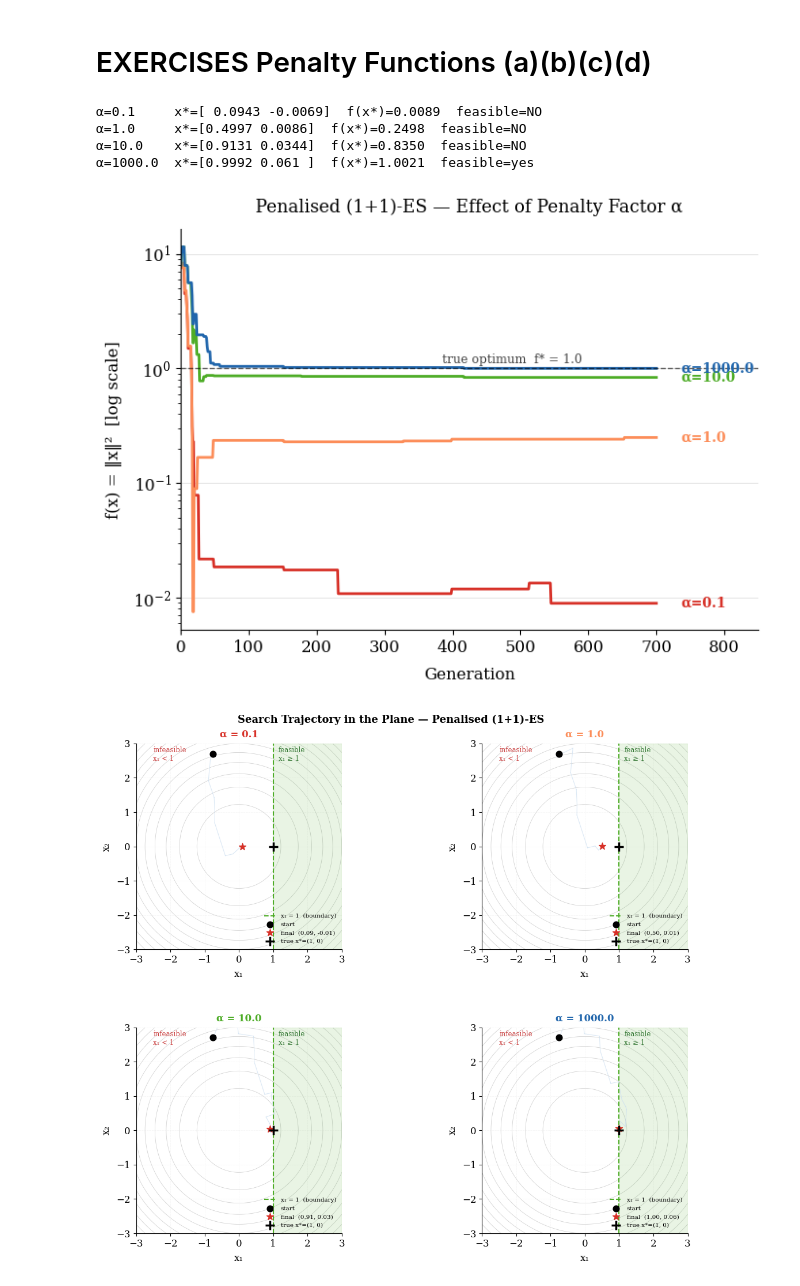
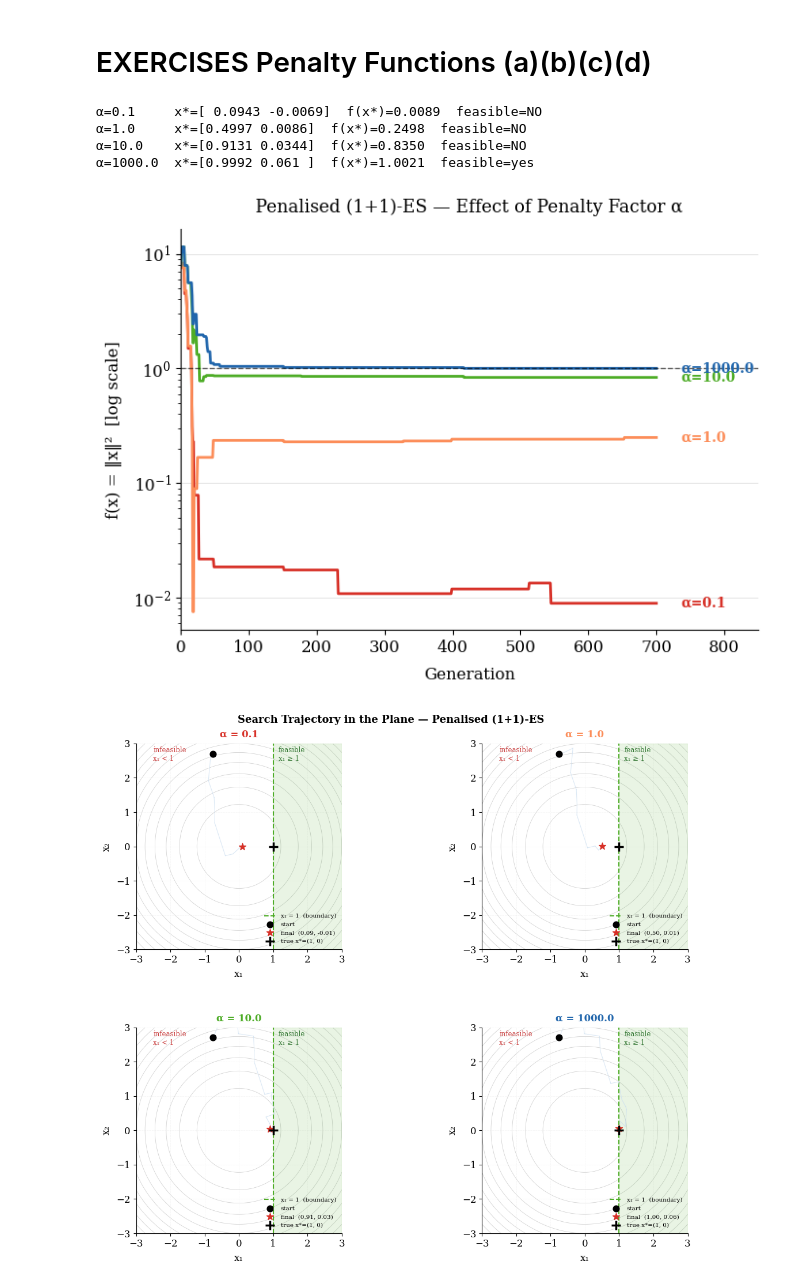
Before and after one commit to jar-jar-binks-comits/Computational-Intelligence-1-, a Jupyter notebook: 6_Evolution Path.ipynb, the cells around one changed output. Cells and saved outputs as stored; diff of their text form; code cells hidden in the pictures.

```diff
--- a/6_Evolution Path.ipynb
+++ b/6_Evolution Path.ipynb
@@ -443,7 +443,6 @@ for alpha in ALPHAS:
     ax.semilogy(gens, true_fh, color=alpha_colors[alpha],
                 linestyle='-', linewidth=2.0)
 ax.axhline(1.0, color="black", linewidth=1.0, linestyle="--", alpha=0.6)
-ax.text(GENS * 0.55, 1.12, "true optimum  f* = 1.0", fontsize=9, color="#444444")
 for alpha in ALPHAS:
     _, _, traj = results[alpha]
     true_fh = np.array([f(x) for x in traj])
@@ -481,32 +480,32 @@ for ax, alpha in zip(axes.flat, ALPHAS):
     ax.text(1.15, 2.5, "feasible\nx₁ ≥ 1",  fontsize=8.5, color="#337733")
     step   = max(1, len(traj) // 300)
     traj_s = traj[::step]
     n_pts  = len(traj_s)
     cmap_traj = plt.colormaps["Blues"]
     for i in range(n_pts - 1):
         c = cmap_traj(0.2 + 0.8 * i / n_pts)
         ax.plot(traj_s[i:i+2, 0], traj_s[i:i+2, 1],
                 color=c, linewidth=0.8, alpha=0.7, zorder=4)
     ax.scatter(*traj[0],  color="black",   s=60, zorder=6,
                marker="o", label="start")
     ax.scatter(*traj[-1], color="#d73027", s=80, zorder=6,
                marker="*", label=f"final  ({x_opt[0]:.2f}, {x_opt[1]:.2f})")
     ax.scatter(1, 0, color="black", s=120, zorder=7,
                marker="+", linewidths=2.5, label="true x*=(1, 0)")
     ax.set_xlim(-3, 3); ax.set_ylim(-3, 3)
     ax.set_xlabel("x₁", labelpad=6)
     ax.set_ylabel("x₂", labelpad=6)
     ax.set_title(f"α = {alpha}", fontsize=12, fontweight="bold",
                  pad=8, color=alpha_colors[alpha])
     ax.set_aspect("equal")
     ax.legend(frameon=False, fontsize=7.5, loc="lower right")
     ax.grid(True, linestyle="--", alpha=0.3)
 plt.show()
 plt.close()
 # %% [output]
 α=0.1     x*=[ 0.0943 -0.0069]  f(x*)=0.0089  feasible=NO
 α=1.0     x*=[0.4997 0.0086]  f(x*)=0.2498  feasible=NO
 α=10.0    x*=[0.9131 0.0344]  f(x*)=0.8350  feasible=NO
 α=1000.0  x*=[0.9992 0.061 ]  f(x*)=1.0021  feasible=yes
-[figure, old version]
+[figure, new version]
 [figure]
```
Also changed, not shown: 14 other files.
